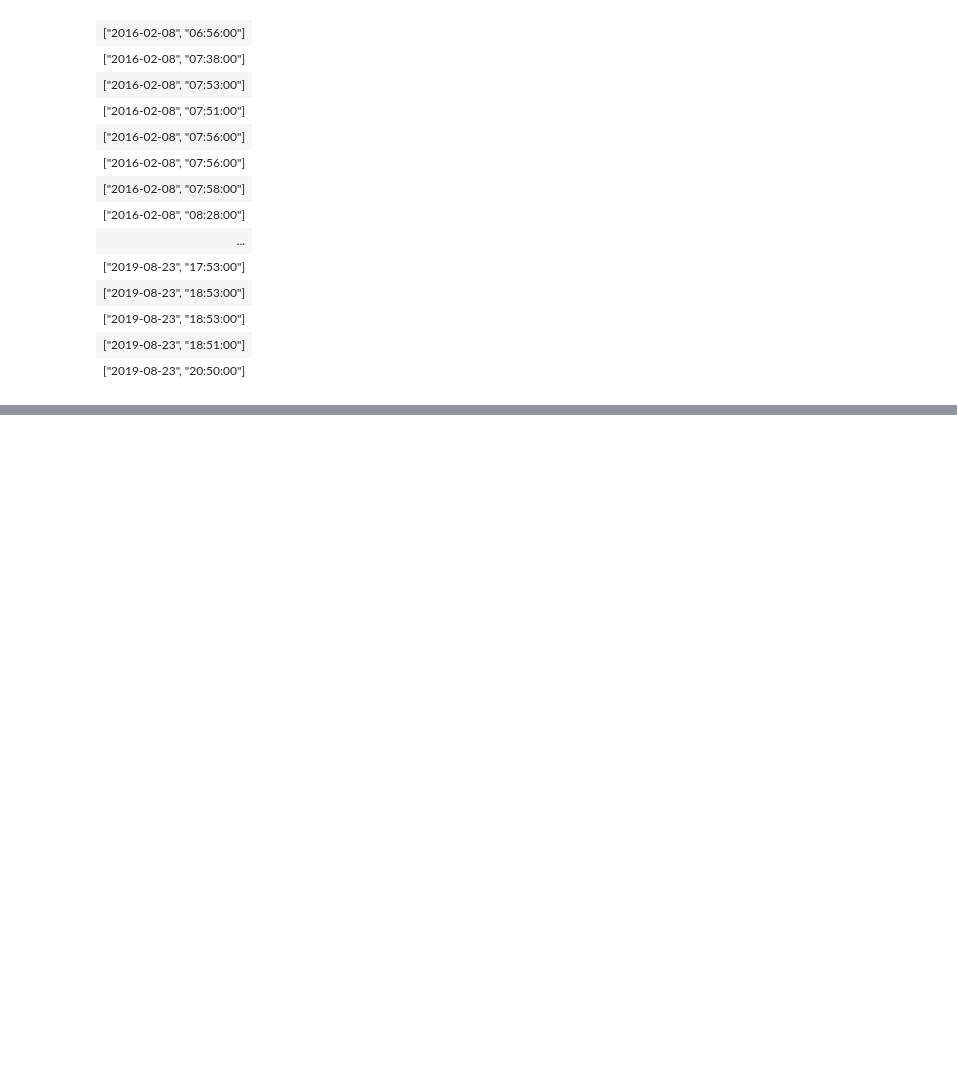
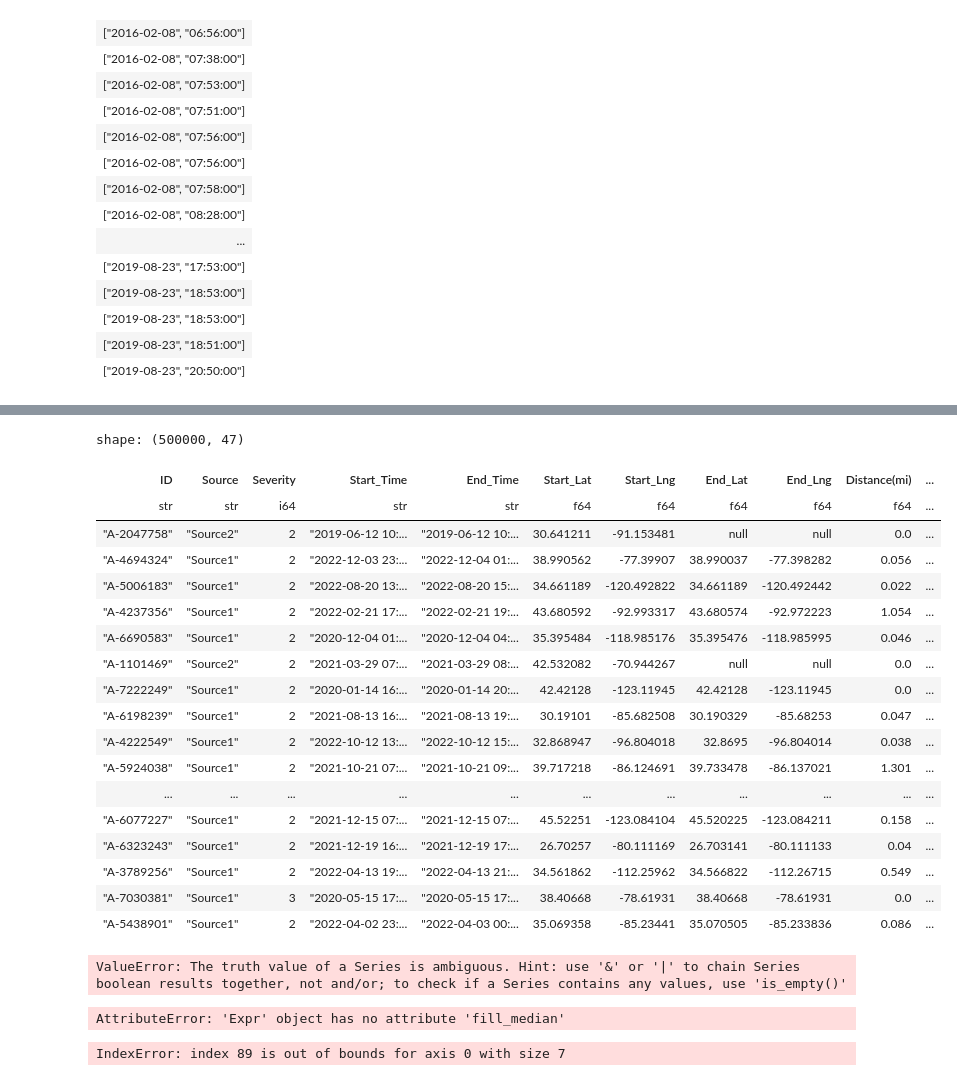
Before and after one commit to cosimop2000/BDMG-vehicle-accidents, a Jupyter notebook: workflows/vehicle-accident-polars.ipynb, the cells around one changed output, grey strips where cells are left out. Saved outputs shown, nothing was run; the diff lists cells and outputs as text; code cells hidden in the pictures; blank space fills up the shorter version.

```diff
--- a/workflows/vehicle-accident-polars.ipynb
+++ b/workflows/vehicle-accident-polars.ipynb
@@ -388,0 +527,2 @@ shape: (7728394, 1)
+# %%
+accident_data_reduced = pl.read_csv("C:\\Users\\sarap\\Desktop\\BDMG-vehicle-accidents\\datasets\\US_Accidents_March23\\test.csv")
@@ -388,0 +564,43 @@ shape: (7728394, 1)
+# %%
+accident_data_reduced = accident_data_reduced.with_columns(pl.col(["End_Lng"]).cast(pl.Float64).apply(lambda x: abs(x)).alias('prova'))
+accident_data_reduced
+# %% [output]
+shape: (500000, 47)
+| ID | Source | Severity | Start_Time | End_Time | Start_Lat | Start_Lng | End_Lat | End_Lng | Distance(mi) | ... |
+| str | str | i64 | str | str | f64 | f64 | f64 | f64 | f64 | ... |
+| "A-2047758" | "Source2" | 2 | "2019-06-12 10:... | "2019-06-12 10:... | 30.641211 | -91.153481 | null | null | 0.0 | ... |
+| "A-4694324" | "Source1" | 2 | "2022-12-03 23:... | "2022-12-04 01:... | 38.990562 | -77.39907 | 38.990037 | -77.398282 | 0.056 | ... |
+| "A-5006183" | "Source1" | 2 | "2022-08-20 13:... | "2022-08-20 15:... | 34.661189 | -120.492822 | 34.661189 | -120.492442 | 0.022 | ... |
+| "A-4237356" | "Source1" | 2 | "2022-02-21 17:... | "2022-02-21 19:... | 43.680592 | -92.993317 | 43.680574 | -92.972223 | 1.054 | ... |
+| "A-6690583" | "Source1" | 2 | "2020-12-04 01:... | "2020-12-04 04:... | 35.395484 | -118.985176 | 35.395476 | -118.985995 | 0.046 | ... |
+| "A-1101469" | "Source2" | 2 | "2021-03-29 07:... | "2021-03-29 08:... | 42.532082 | -70.944267 | null | null | 0.0 | ... |
+| "A-7222249" | "Source1" | 2 | "2020-01-14 16:... | "2020-01-14 20:... | 42.42128 | -123.11945 | 42.42128 | -123.11945 | 0.0 | ... |
+| "A-6198239" | "Source1" | 2 | "2021-08-13 16:... | "2021-08-13 19:... | 30.19101 | -85.682508 | 30.190329 | -85.68253 | 0.047 | ... |
+| "A-4222549" | "Source1" | 2 | "2022-10-12 13:... | "2022-10-12 15:... | 32.868947 | -96.804018 | 32.8695 | -96.804014 | 0.038 | ... |
+| "A-5924038" | "Source1" | 2 | "2021-10-21 07:... | "2021-10-21 09:... | 39.717218 | -86.124691 | 39.733478 | -86.137021 | 1.301 | ... |
+| ... | ... | ... | ... | ... | ... | ... | ... | ... | ... | ... |
+| "A-6077227" | "Source1" | 2 | "2021-12-15 07:... | "2021-12-15 07:... | 45.52251 | -123.084104 | 45.520225 | -123.084211 | 0.158 | ... |
+| "A-6323243" | "Source1" | 2 | "2021-12-19 16:... | "2021-12-19 17:... | 26.70257 | -80.111169 | 26.703141 | -80.111133 | 0.04 | ... |
+| "A-3789256" | "Source1" | 2 | "2022-04-13 19:... | "2022-04-13 21:... | 34.561862 | -112.25962 | 34.566822 | -112.26715 | 0.549 | ... |
+| "A-7030381" | "Source1" | 3 | "2020-05-15 17:... | "2020-05-15 17:... | 38.40668 | -78.61931 | 38.40668 | -78.61931 | 0.0 | ... |
+| "A-5438901" | "Source1" | 2 | "2022-04-02 23:... | "2022-04-03 00:... | 35.069358 | -85.23441 | 35.070505 | -85.233836 | 0.086 | ... |
+# %%
+accident_data_reduced = accident_data_reduced.with_columns(pl.col(["End_Lng"]).cast(pl.Float64).apply(lambda x: abs(x)).alias('prova'))
+# %% [output]
+ValueError: The truth value of a Series is ambiguous. Hint: use '&' or '|' to chain Series boolean results together, not and/or; to check if a Series contains any values, use 'is_empty()'
+# %%
+for column in ["Temperature(F)","Wind_Chill(F)","Humidity(%)","Pressure(in)","Visibility(mi)","Wind_Speed(mph)","Precipitation(in)"]:
+    accident_data_reduced = accident_data_reduced.with_columns(pl.col(column).fill_median())
+
+accident_data_reduced
+# %% [output]
+AttributeError: 'Expr' object has no attribute 'fill_median'
+# %%
+from sklearn.impute import SimpleImputer
+import numpy as np
+
+imputer1 = SimpleImputer(missing_values=np.nan, strategy='median')
+accident_data_median_fit = imputer1.fit_transform(accident_data_reduced.select(["Temperature(F)","Wind_Chill(F)","Humidity(%)","Pressure(in)","Visibility(mi)","Wind_Speed(mph)","Precipitation(in)"]))
+accident_data_median = imputer1.transform(accident_data_median_fit)
+# %% [output]
+IndexError: index 89 is out of bounds for axis 0 with size 7
```
Also changed, not shown: parts of 11 cells of this notebook, 2 other files.
